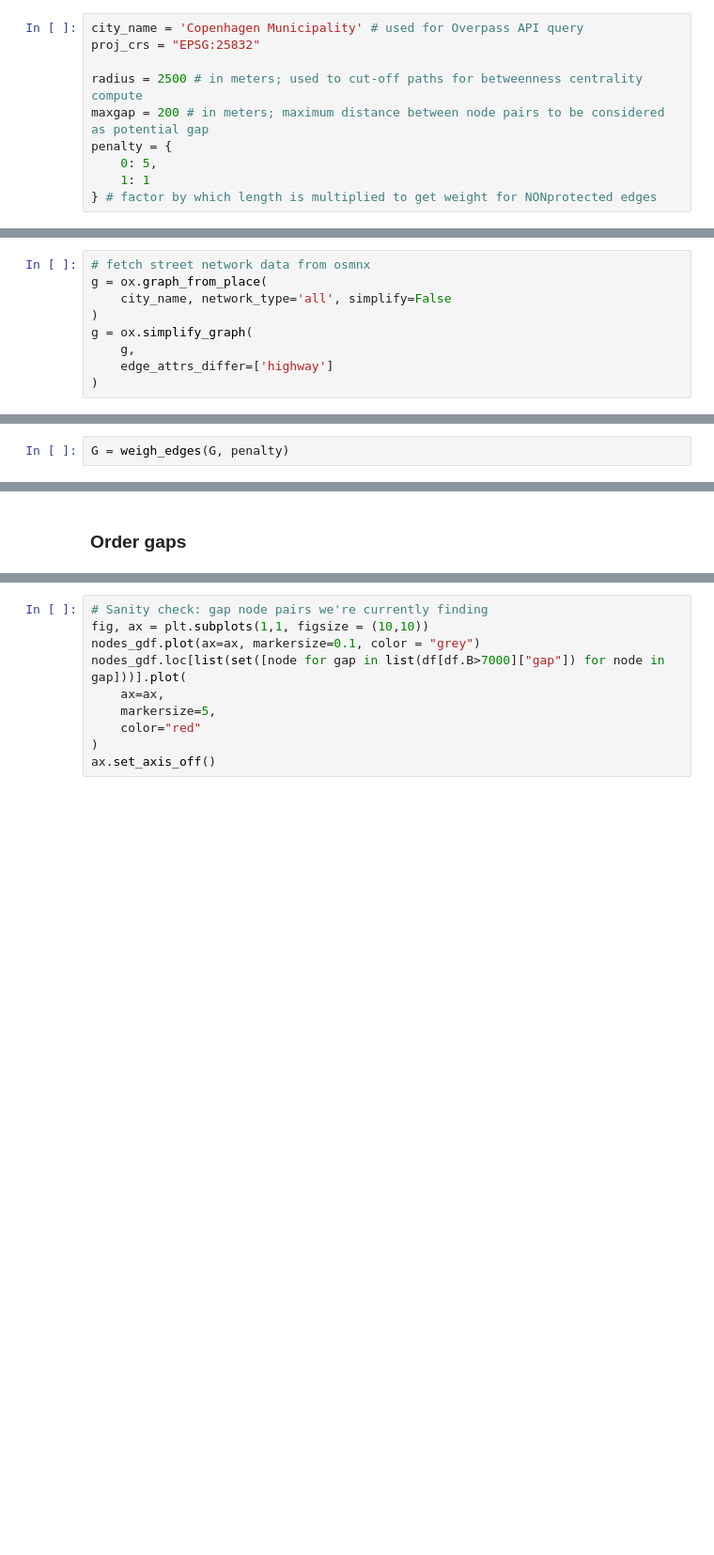
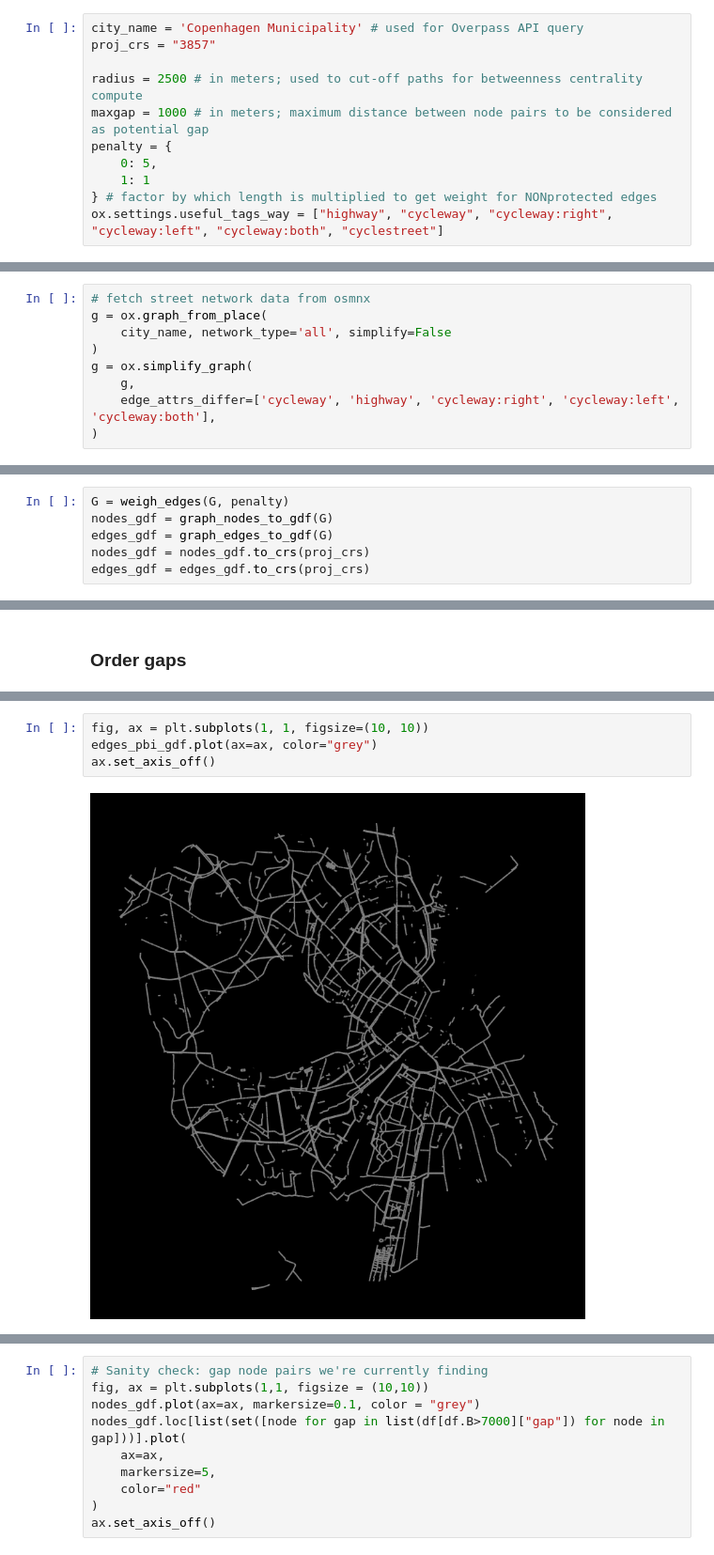
Before and after one commit to BikeNetKit/FixBikeNet, a Jupyter notebook: FixBikeMVP.ipynb, the cells around one changed output, grey strips where cells are left out. Shown at 94% size. Cells and saved outputs as stored; diff of their text form; blank space fills up the shorter version.

```diff
--- a/FixBikeMVP.ipynb
+++ b/FixBikeMVP.ipynb
@@ -16,14 +15,15 @@ from fixbikenet.functions import *
 ### User Input:
 # %%
 city_name = 'Copenhagen Municipality' # used for Overpass API query
-proj_crs = "EPSG:25832"
+proj_crs = "3857"
 
 radius = 2500 # in meters; used to cut-off paths for betweenness centrality compute
-maxgap = 200 # in meters; maximum distance between node pairs to be considered as potential gap
+maxgap = 1000 # in meters; maximum distance between node pairs to be considered as potential gap
 penalty = {
     0: 5,
     1: 1
 } # factor by which length is multiplied to get weight for NONprotected edges
+ox.settings.useful_tags_way = ["highway", "cycleway", "cycleway:right", "cycleway:left", "cycleway:both", "cyclestreet"]
 # %% [markdown]
 ### Fetch data from OSM
 # %%
@@ -33,7 +33,7 @@ g = ox.graph_from_place(
 )
 g = ox.simplify_graph(
     g,
-    edge_attrs_differ=['highway']
+    edge_attrs_differ=['cycleway', 'highway', 'cycleway:right', 'cycleway:left', 'cycleway:both'],
 )
 # %%
 # export osmnx data to gdfs
@@ -91,6 +95,10 @@ G = nx.Graph(g)
 weight = length times unprotected penalty
 # %%
 G = weigh_edges(G, penalty)
+nodes_gdf = graph_nodes_to_gdf(G)
+edges_gdf = graph_edges_to_gdf(G)
+nodes_gdf = nodes_gdf.to_crs(proj_crs)
+edges_gdf = edges_gdf.to_crs(proj_crs)
 # %% [markdown]
 ### Create list of all contact nodes
 
@@ -143,0 +198,6 @@ df.head()
+# %%
+fig, ax = plt.subplots(1, 1, figsize=(10, 10))
+edges_pbi_gdf.plot(ax=ax, color="grey")
+ax.set_axis_off()
+# %% [output]
+[figure, added]
```
Also changed, not shown: parts of 19 cells of this notebook, 3 other files.
